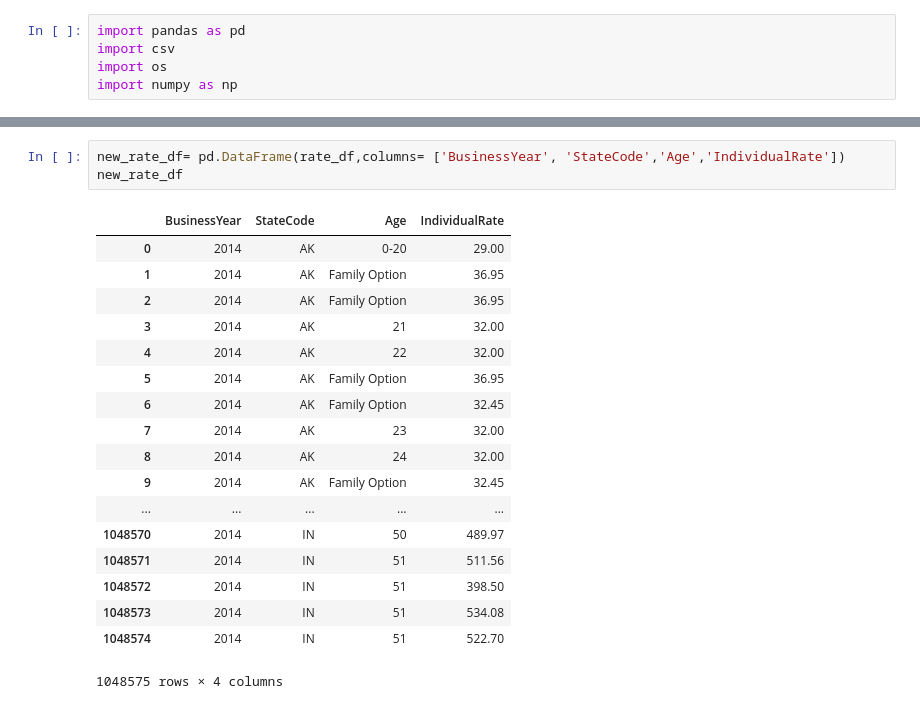
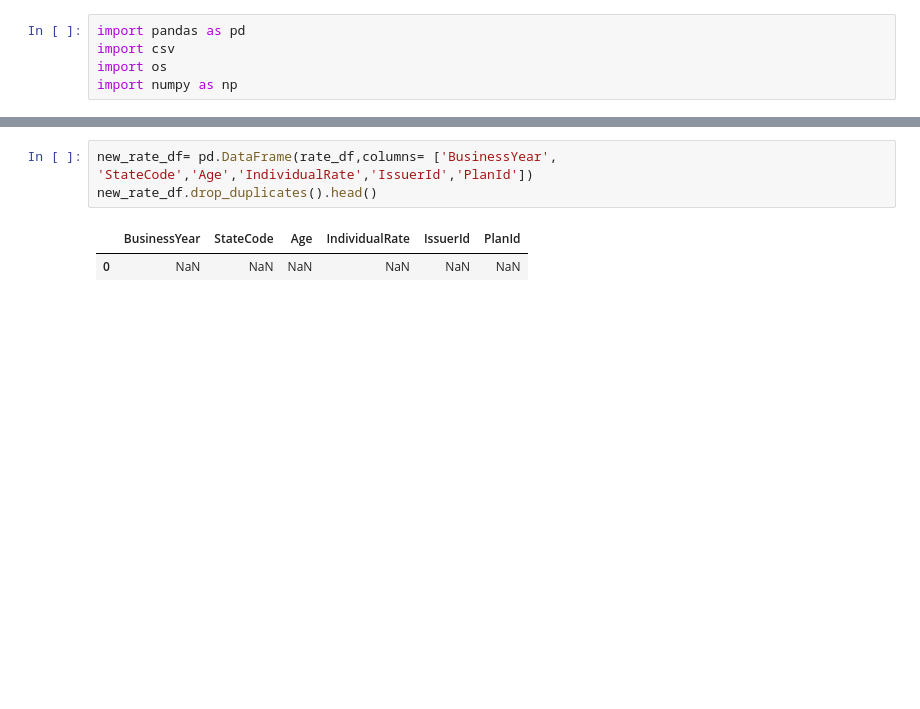
Before and after one commit to nettynelly/ETL---Project, a Jupyter notebook: Rate.ipynb, the cells around one changed output, grey strips where cells are left out. Drawn from its saved outputs; the diff is of its cells as text; blank space fills up the shorter version.

```diff
--- a/Rate.ipynb
+++ b/Rate.ipynb
@@ -28,22 +16,6 @@ rate_df
 # %%
-new_rate_df= pd.DataFrame(rate_df,columns= ['BusinessYear', 'StateCode','Age','IndividualRate'])
-new_rate_df
+new_rate_df= pd.DataFrame(rate_df,columns= ['BusinessYear', 'StateCode','Age','IndividualRate','IssuerId','PlanId'])
+new_rate_df.drop_duplicates().head()
 # %% [output]
-|  | BusinessYear | StateCode | Age | IndividualRate |
-| 0 | 2014 | AK | 0-20 | 29.00 |
-| 1 | 2014 | AK | Family Option | 36.95 |
-| 2 | 2014 | AK | Family Option | 36.95 |
-| 3 | 2014 | AK | 21 | 32.00 |
-| 4 | 2014 | AK | 22 | 32.00 |
-| 5 | 2014 | AK | Family Option | 36.95 |
-| 6 | 2014 | AK | Family Option | 32.45 |
-| 7 | 2014 | AK | 23 | 32.00 |
-| 8 | 2014 | AK | 24 | 32.00 |
-| 9 | 2014 | AK | Family Option | 32.45 |
-| ... | ... | ... | ... | ... |
-| 1048570 | 2014 | IN | 50 | 489.97 |
-| 1048571 | 2014 | IN | 51 | 511.56 |
-| 1048572 | 2014 | IN | 51 | 398.50 |
-| 1048573 | 2014 | IN | 51 | 534.08 |
-| 1048574 | 2014 | IN | 51 | 522.70 |
+|  | BusinessYear | StateCode | Age | IndividualRate | IssuerId | PlanId |
+| 0 | NaN | NaN | NaN | NaN | NaN | NaN |
-1048575 rows × 4 columns
```
Also changed, not shown: parts of 19 cells of this notebook.
